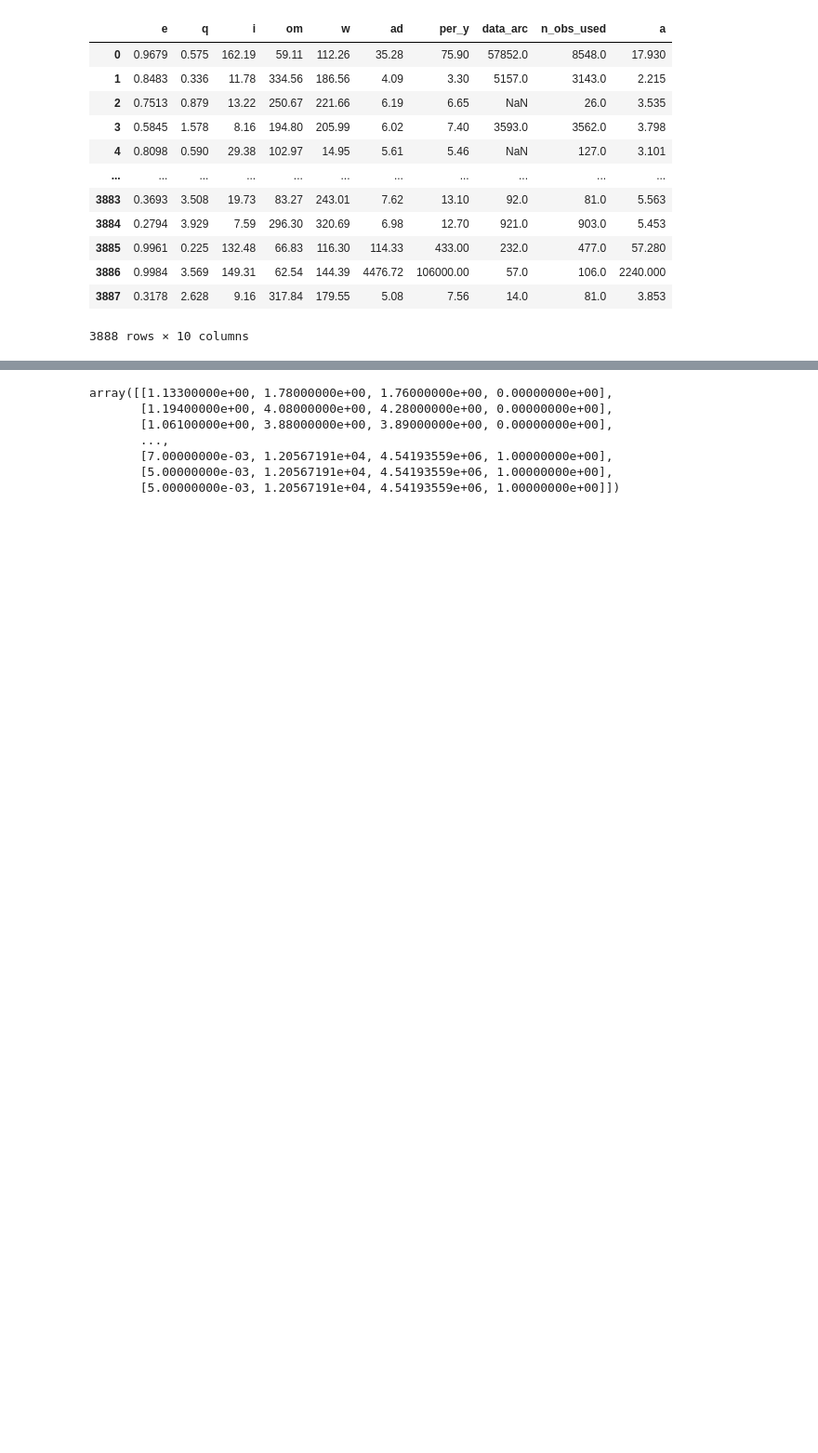
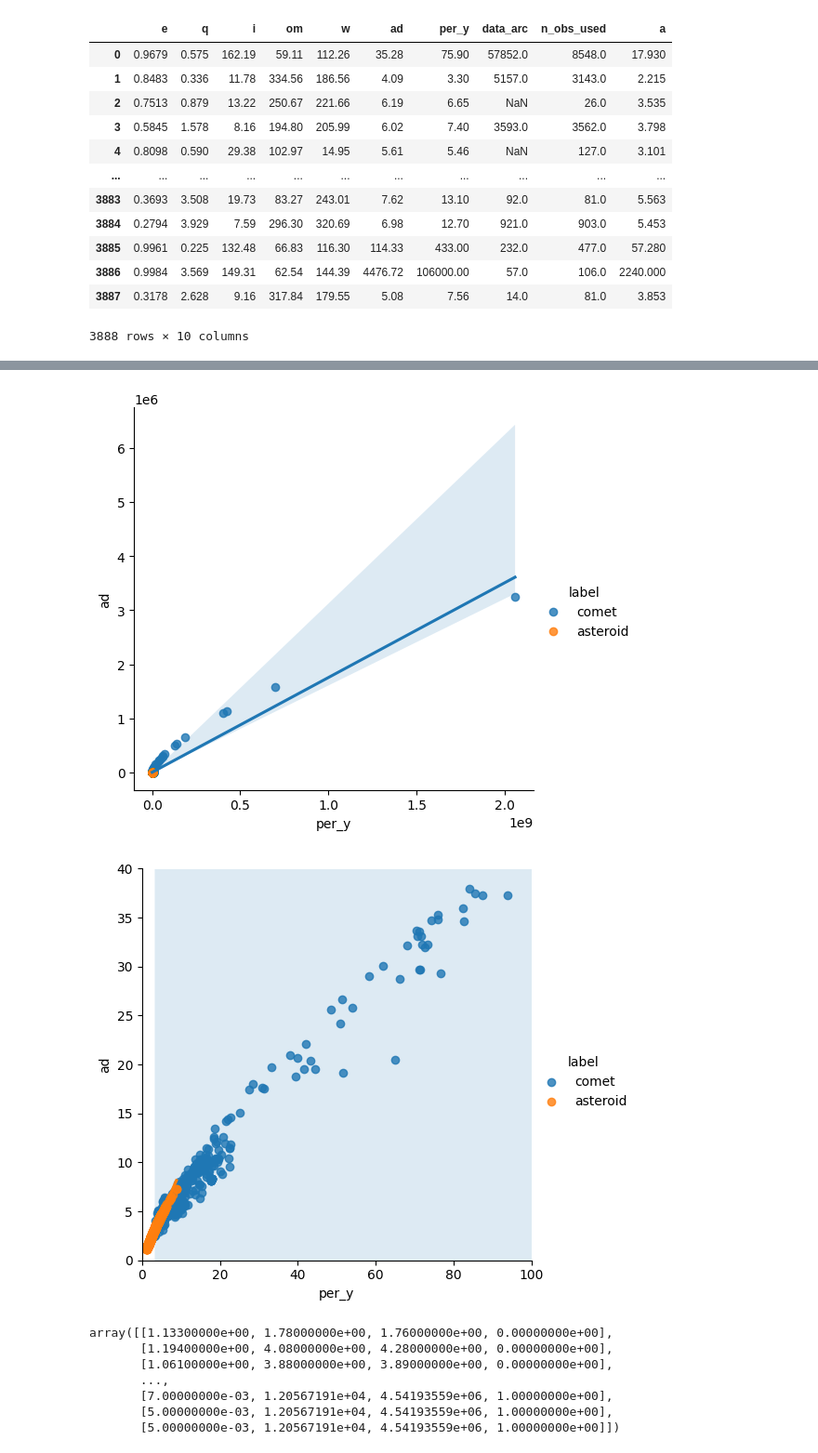
Before and after one commit to pranavdo/MeteoriteCOPF23, a Jupyter notebook: CC_Working_23.ipynb, the cells around one changed output, grey strips where cells are left out. Shown at 93% size. Saved outputs shown, nothing was run; the diff lists cells and outputs as text; code cells hidden in the pictures; blank space fills up the shorter version.

```diff
--- a/CC_Working_23.ipynb
+++ b/CC_Working_23.ipynb
@@ -235,6 +285,18 @@ for i in range(len(transformed_space_objects)):
     temp.append(object)
 temp = np.array(temp)
 transformed_space_objects = temp
+# %%
+comet_label = ["comet"] * classification_comets.shape[0]
+classification_comets_with_label = classification_comets.assign(label = comet_label)
+asteroids_label = ["asteroid"] * asteroids.shape[0]
+asteroids_with_label = asteroids.assign(label = asteroids_label)
+space_objects_with_label = pd.concat([classification_comets_with_label, asteroids_with_label])
+
+sns.lmplot(x = "per_y", y = "ad", hue= "label", data = space_objects_with_label)
+lm = sns.lmplot(x = "per_y", y = "ad", hue= "label", data = space_objects_with_label, facet_kws={'xlim': (0, 100), 'ylim': (0,40)})
+# %% [output]
+[figure, added]
+[figure, added]
 # %%
 transformed_space_objects
 # %% [output]
```
Also changed, not shown: parts of 4 cells of this notebook.
